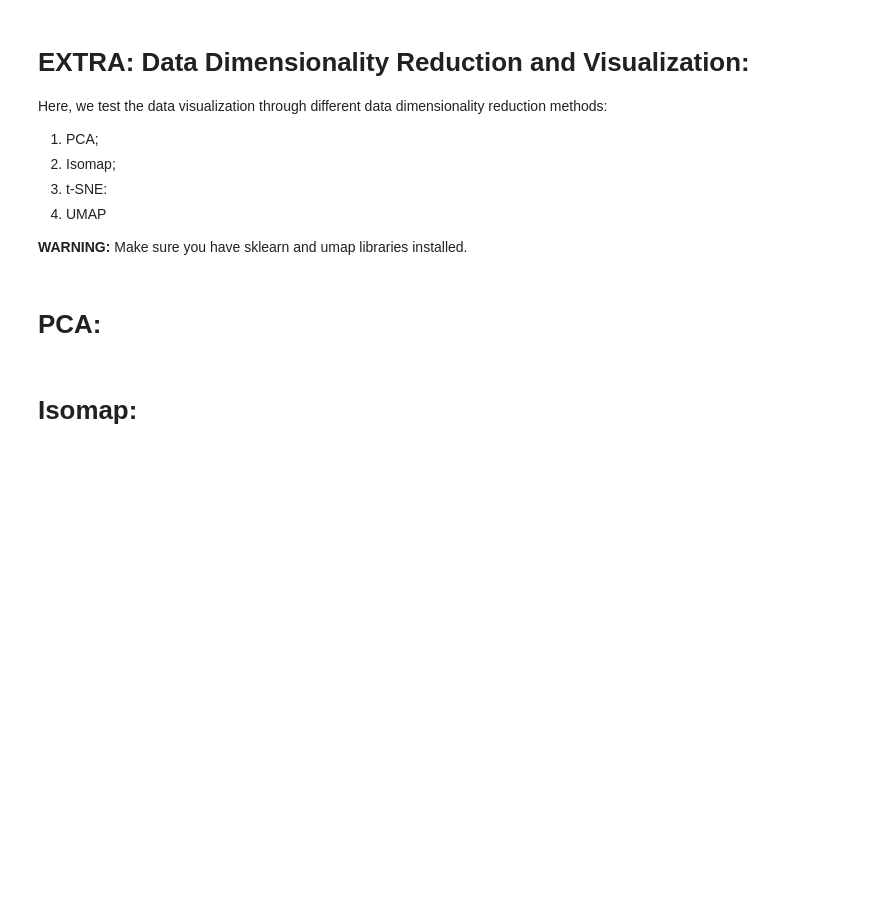
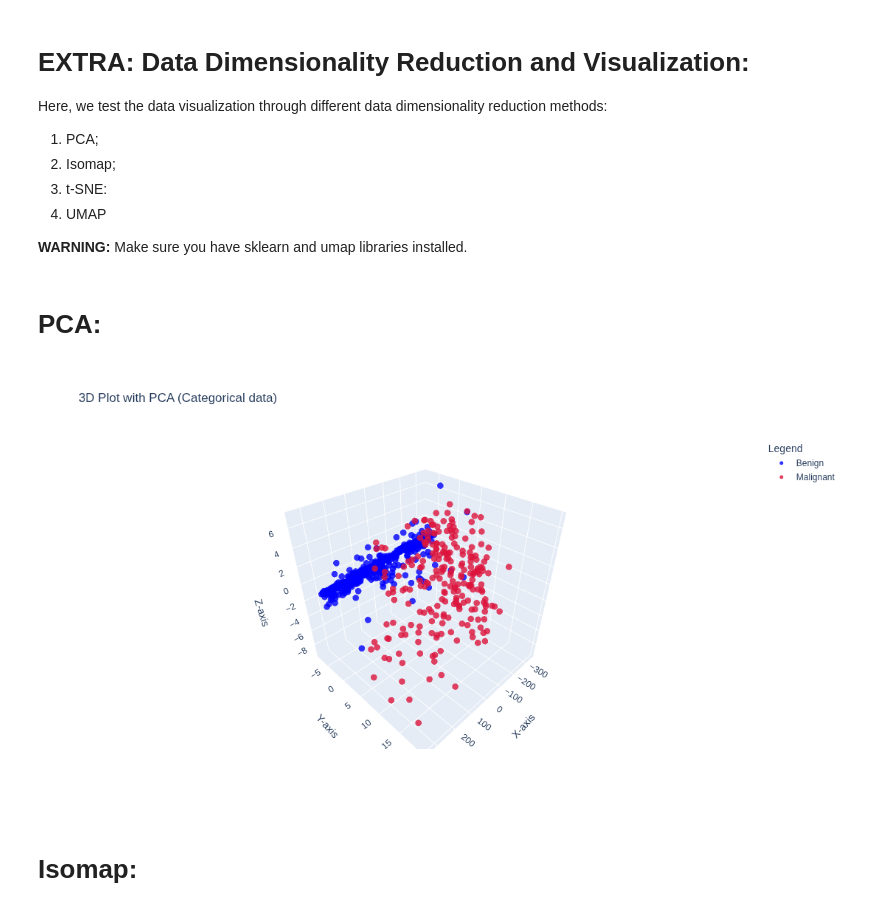
Before and after one commit to danillodbs16/Breast_Cancer_Analysis, a Jupyter notebook: scr/notebooks/BC_categorical_data_analysis.ipynb, the cells around one changed output. Cells and saved outputs as stored; diff of their text form; code cells hidden in the pictures; blank space fills up the shorter version.

```diff
--- a/scr/notebooks/BC_categorical_data_analysis.ipynb
+++ b/scr/notebooks/BC_categorical_data_analysis.ipynb
@@ -428,7 +428,9 @@ y=df1.Class.to_numpy()
 P=PCA( n_components=3)
 P0=P.fit_transform(X)
 # %%
-plot_3d_plotly(P0,y,title="3D Plot with PCA",color_map=Dict)
+fig=plot_3d_plotly(P0,y,title="3D Plot with PCA (Categorical data)",color_map=Dict)
+# %% [output]
+[figure, added]
 # %% [markdown]
 # Isomap:
 # %%
```
Also changed, not shown: 7 other files.
